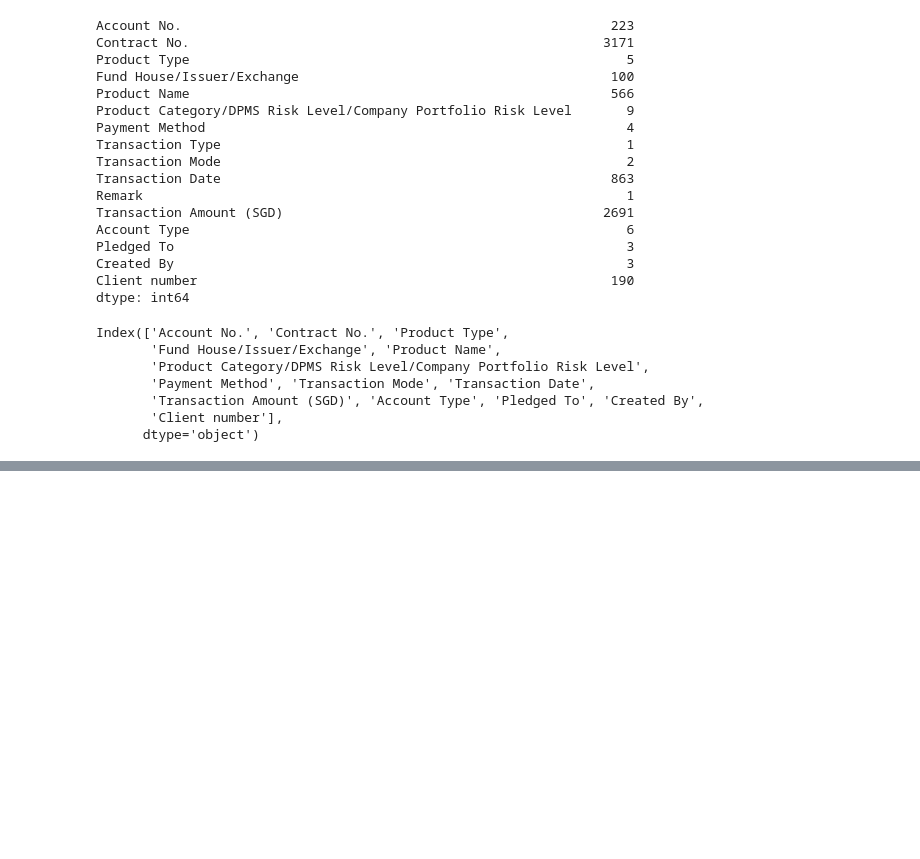
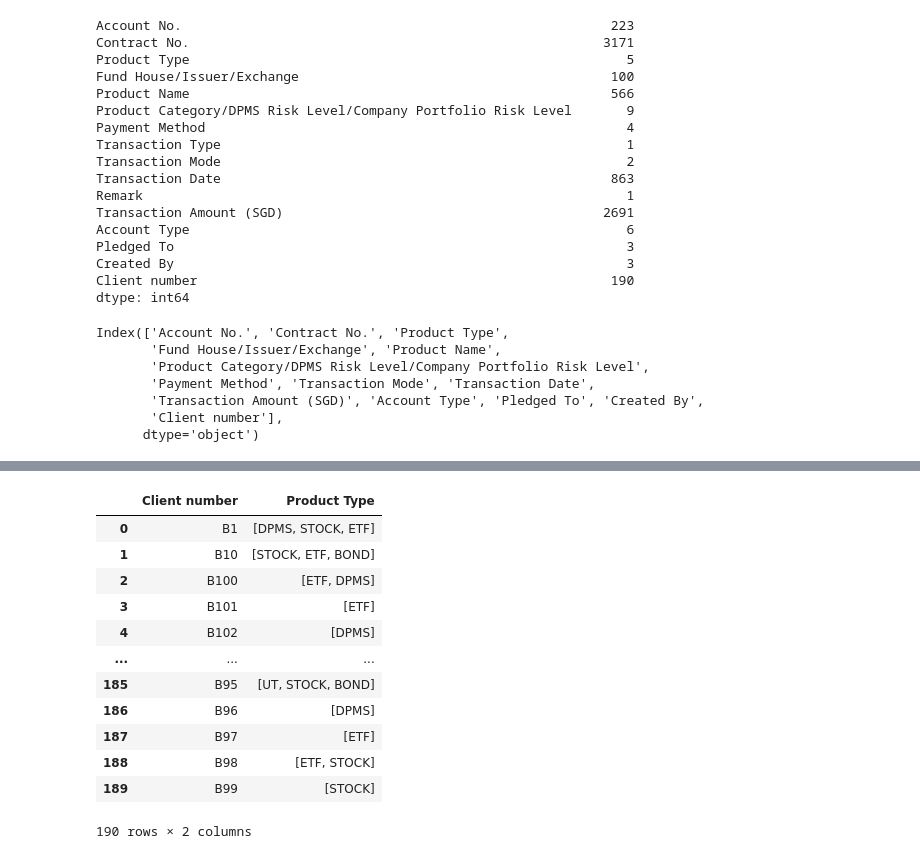
Before and after one commit to RudraSomaiya/FinPulse, a Jupyter notebook: rule-mining.ipynb, the cells around one changed output, grey strips where cells are left out. Cells and saved outputs as stored; diff of their text form; code cells hidden in the pictures; blank space fills up the shorter version.

```diff
--- a/rule-mining.ipynb
+++ b/rule-mining.ipynb
@@ -111,0 +132,21 @@ df.to_excel('cleaned_data.xlsx',index=False)
+# %%
+basket = (
+    df.groupby(['Client number'])['Product Type']
+    .unique()
+    .reset_index()
+)
+basket
+# %% [output]
+|  | Client number | Product Type |
+| 0 | B1 | [DPMS, STOCK, ETF] |
+| 1 | B10 | [STOCK, ETF, BOND] |
+| 2 | B100 | [ETF, DPMS] |
+| 3 | B101 | [ETF] |
+| 4 | B102 | [DPMS] |
+| ... | ... | ... |
+| 185 | B95 | [UT, STOCK, BOND] |
+| 186 | B96 | [DPMS] |
+| 187 | B97 | [ETF] |
+| 188 | B98 | [ETF, STOCK] |
+| 189 | B99 | [STOCK] |
+190 rows × 2 columns
```
Also changed, not shown: parts of 7 cells of this notebook.
